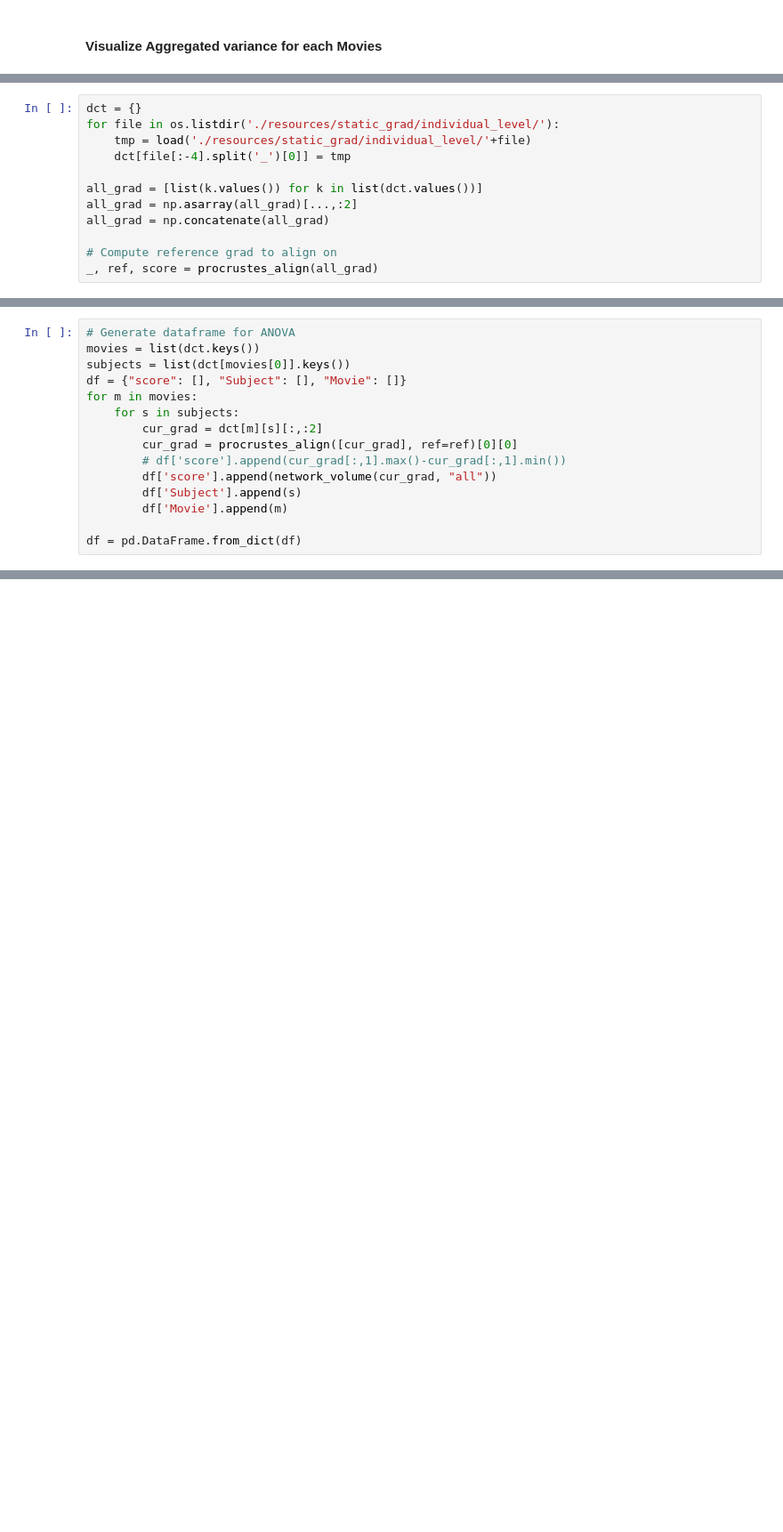
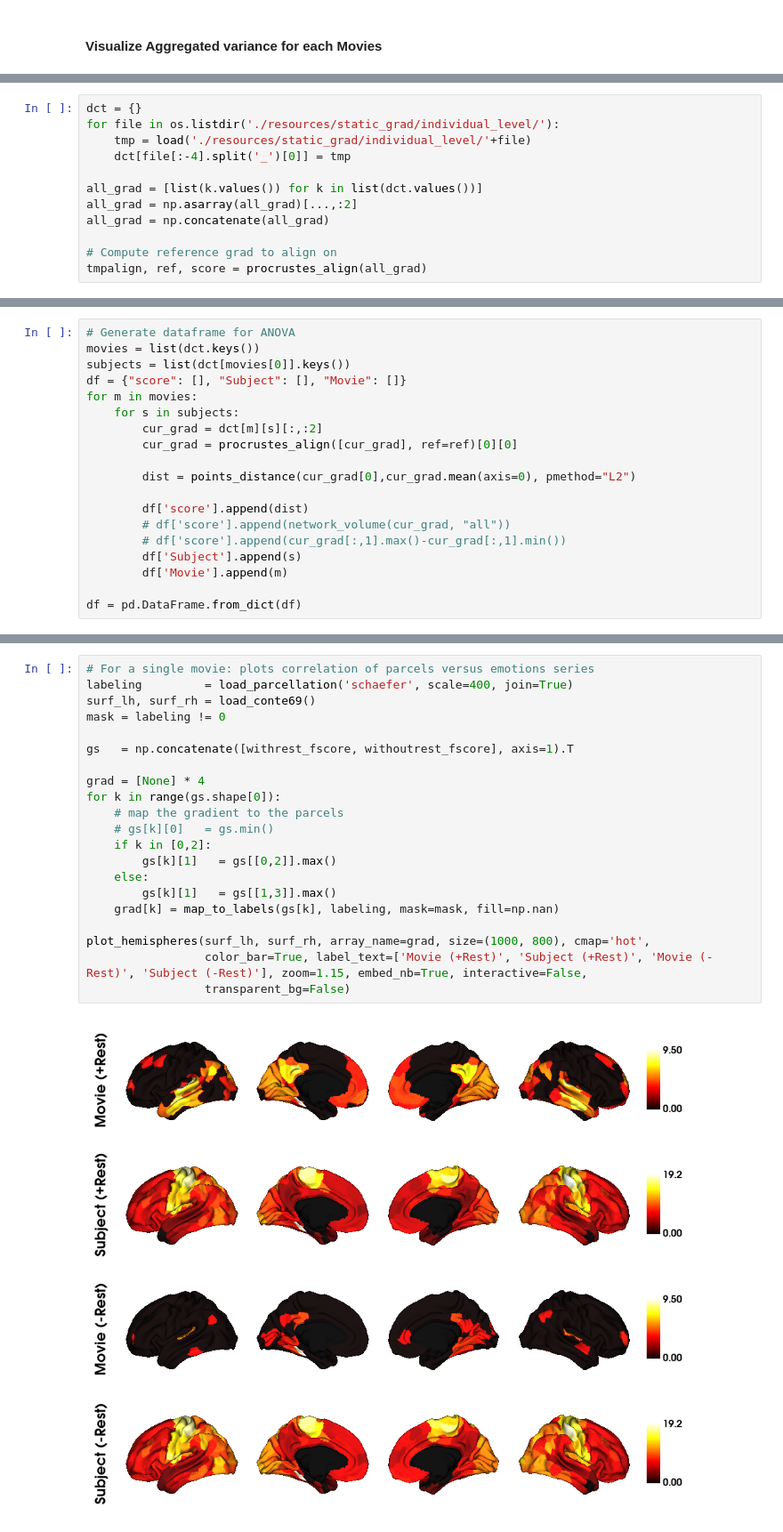
Before and after one commit to MIPLabCH/emoguide_gradients, a Jupyter notebook: 10_fmri_gradient_stability.ipynb, the cells around one changed output, grey strips where cells are left out. Shown at 89% size. Drawn from its saved outputs; the diff is of its cells as text; blank space fills up the shorter version.

```diff
--- a/10_fmri_gradient_stability.ipynb
+++ b/10_fmri_gradient_stability.ipynb
@@ -280,4 +287,4 @@ all_grad = np.asarray(all_grad)[...,:2]
 all_grad = np.concatenate(all_grad)
 
 # Compute reference grad to align on
-_, ref, score = procrustes_align(all_grad)
+tmpalign, ref, score = procrustes_align(all_grad)
@@ -297,8 +299,12 @@ for m in movies:
     for s in subjects:
         cur_grad = dct[m][s][:,:2]
         cur_grad = procrustes_align([cur_grad], ref=ref)[0][0]
+
+        dist = points_distance(cur_grad[0],cur_grad.mean(axis=0), pmethod="L2")
+
+        df['score'].append(dist)
+        # df['score'].append(network_volume(cur_grad, "all"))
         # df['score'].append(cur_grad[:,1].max()-cur_grad[:,1].min())
-        df['score'].append(network_volume(cur_grad, "all"))
         df['Subject'].append(s)
         df['Movie'].append(m)
 
@@ -360,0 +479,23 @@ proc2[proc2['p-value'] < 0.1]
+# %%
+# For a single movie: plots correlation of parcels versus emotions series
+labeling         = load_parcellation('schaefer', scale=400, join=True)
+surf_lh, surf_rh = load_conte69()
+mask = labeling != 0
+
+gs   = np.concatenate([withrest_fscore, withoutrest_fscore], axis=1).T
+
+grad = [None] * 4
+for k in range(gs.shape[0]):
+    # map the gradient to the parcels
+    # gs[k][0]   = gs.min()
+    if k in [0,2]:
+        gs[k][1]   = gs[[0,2]].max()
+    else:
+        gs[k][1]   = gs[[1,3]].max()
+    grad[k] = map_to_labels(gs[k], labeling, mask=mask, fill=np.nan)
+
+plot_hemispheres(surf_lh, surf_rh, array_name=grad, size=(1000, 800), cmap='hot',
+                 color_bar=True, label_text=['Movie (+Rest)', 'Subject (+Rest)', 'Movie (-Rest)', 'Subject (-Rest)'], zoom=1.15, embed_nb=True, interactive=False,
+                 transparent_bg=False)
+# %% [output]
+[figure, added]
```
Also changed, not shown: parts of 24 cells of this notebook, 10 other files.
